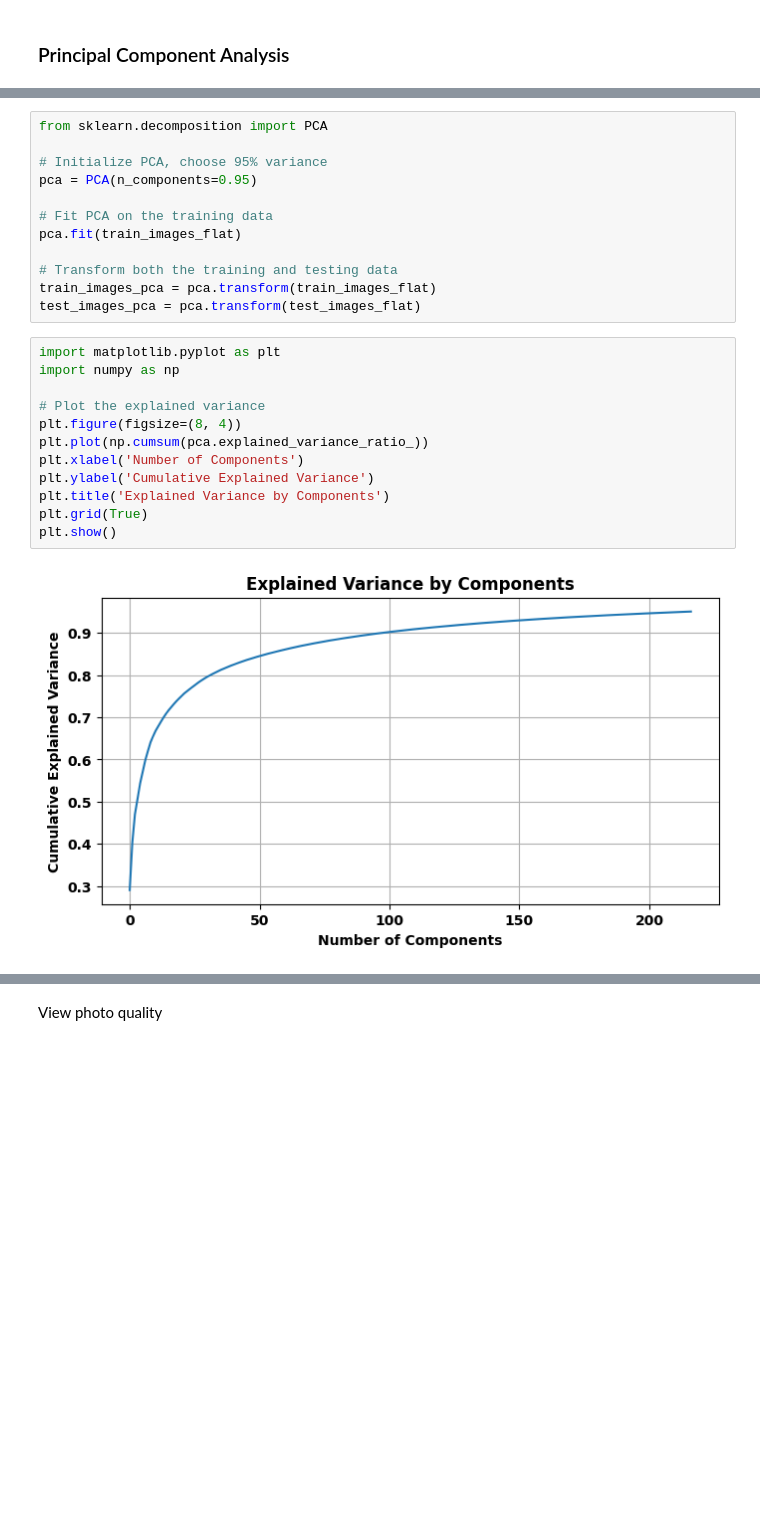
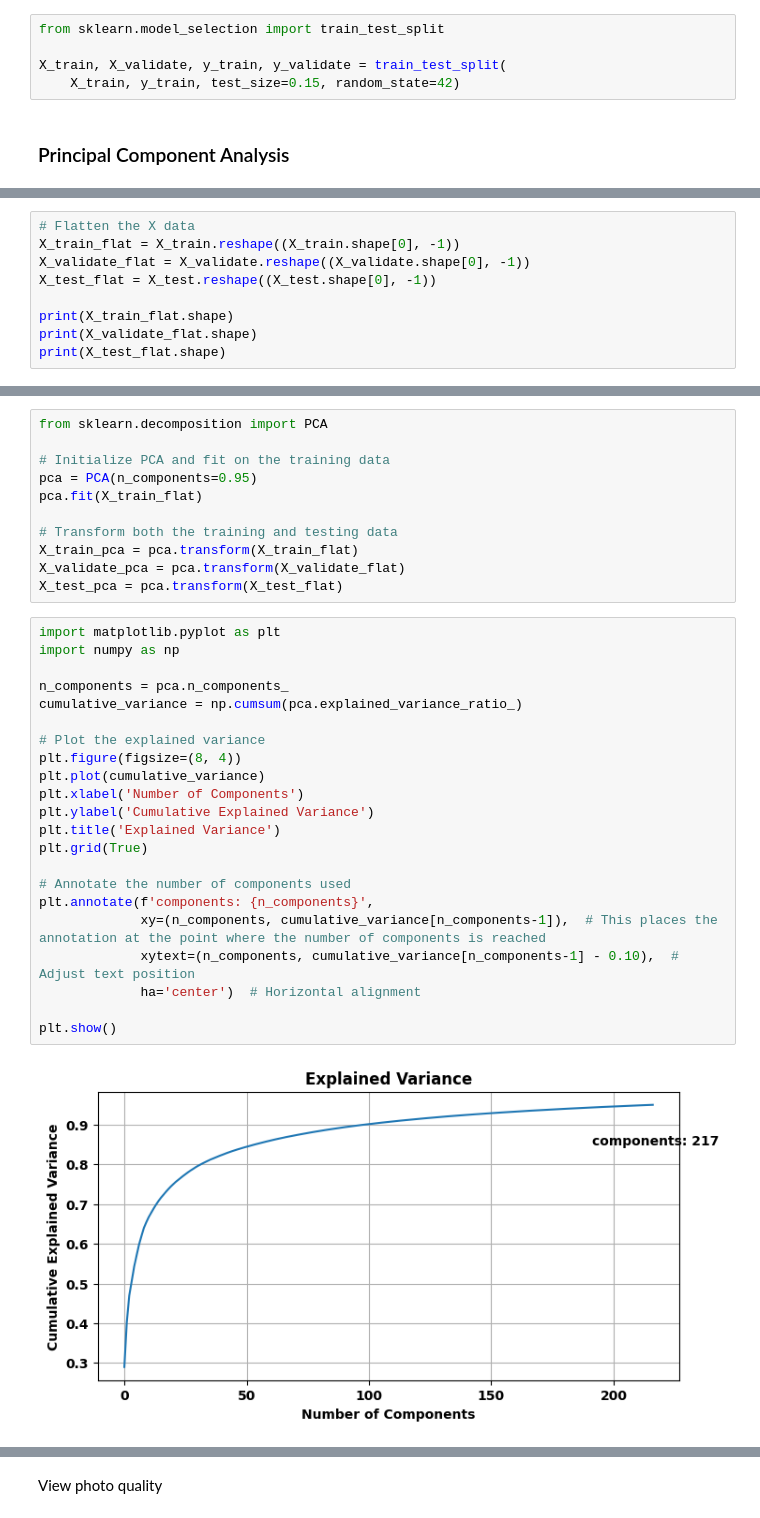
Before and after one commit to nickbelgau/STA6257_PCA, a Jupyter notebook: pca_with_CIFAR10.ipynb, the cells around one changed output, grey strips where cells are left out. Drawn from its saved outputs; the diff is of its cells as text; blank space fills up the shorter version.

```diff
--- a/pca_with_CIFAR10.ipynb
+++ b/pca_with_CIFAR10.ipynb
@@ -45,2 +30,7 @@ Min and max pixel values: 0.0 1.0
+# %%
+from sklearn.model_selection import train_test_split
+
+X_train, X_validate, y_train, y_validate = train_test_split(
+    X_train, y_train, test_size=0.15, random_state=42)
 # %% [markdown]
 ### Principal Component Analysis
@@ -46,0 +40,9 @@ Min and max pixel values: 0.0 1.0
+# %%
+# Flatten the X data
+X_train_flat = X_train.reshape((X_train.shape[0], -1))
+X_validate_flat = X_validate.reshape((X_validate.shape[0], -1))
+X_test_flat = X_test.reshape((X_test.shape[0], -1))
+
+print(X_train_flat.shape)
+print(X_validate_flat.shape)
+print(X_test_flat.shape)
@@ -47,26 +53,35 @@ Min and max pixel values: 0.0 1.0
 # %%
 from sklearn.decomposition import PCA
 
-# Initialize PCA, choose 95% variance
+# Initialize PCA and fit on the training data
 pca = PCA(n_components=0.95)
-
-# Fit PCA on the training data
-pca.fit(train_images_flat)
+pca.fit(X_train_flat)
 
 # Transform both the training and testing data
-train_images_pca = pca.transform(train_images_flat)
-test_images_pca = pca.transform(test_images_flat)
+X_train_pca = pca.transform(X_train_flat)
+X_validate_pca = pca.transform(X_validate_flat)
+X_test_pca = pca.transform(X_test_flat)
 # %%
 import matplotlib.pyplot as plt
 import numpy as np
 
+n_components = pca.n_components_
+cumulative_variance = np.cumsum(pca.explained_variance_ratio_)
+
 # Plot the explained variance
 plt.figure(figsize=(8, 4))
-plt.plot(np.cumsum(pca.explained_variance_ratio_))
+plt.plot(cumulative_variance)
 plt.xlabel('Number of Components')
 plt.ylabel('Cumulative Explained Variance')
-plt.title('Explained Variance by Components')
+plt.title('Explained Variance')
 plt.grid(True)
+
+# Annotate the number of components used
+plt.annotate(f'components: {n_components}',
+             xy=(n_components, cumulative_variance[n_components-1]),  # This places the annotation at the point where the number of components is reached
+             xytext=(n_components, cumulative_variance[n_components-1] - 0.10),  # Adjust text position
+             ha='center')  # Horizontal alignment
+
 plt.show()
 # %% [output]
-[figure, old version]
+[figure, new version]
```
Also changed, not shown: parts of 57 cells of this notebook, 9 other files.
